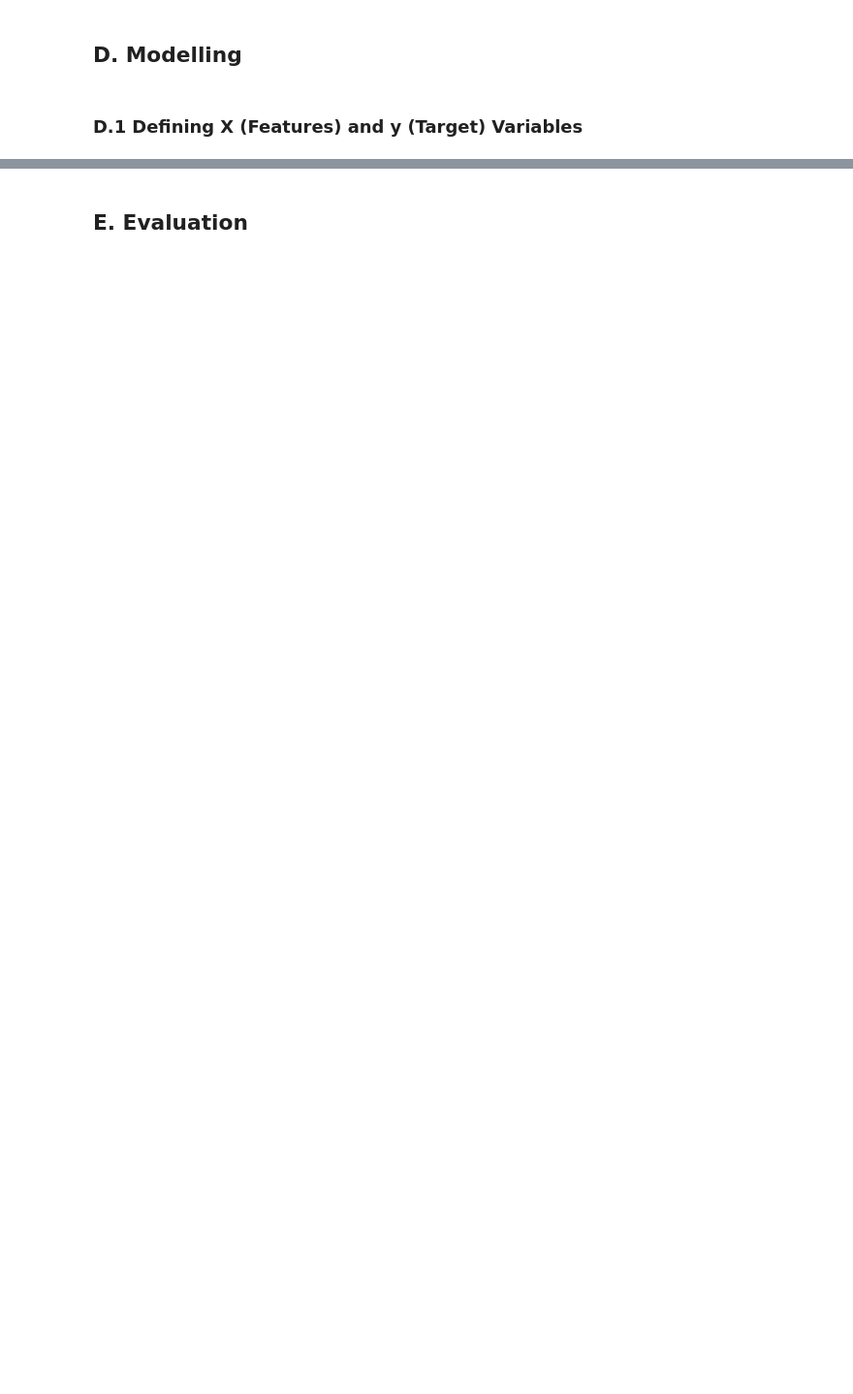
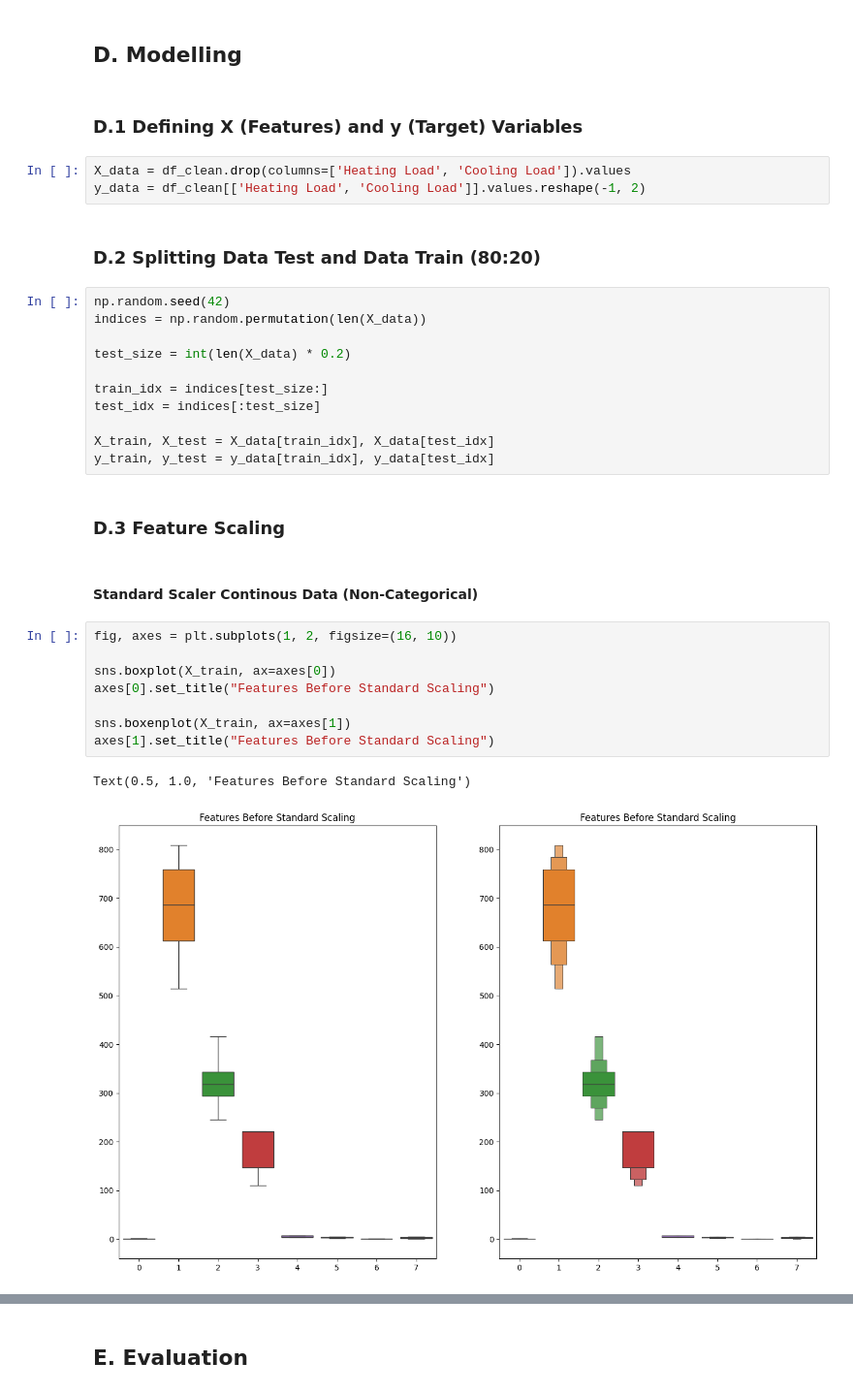
Before and after one commit to HablSank/1Day-1Dataset_MachineLearningProject, a Jupyter notebook: Day-10/Multivariate Regression (Energy Efficiency)/energy_efficiency.ipynb, the cells around one changed output, grey strips where cells are left out. Shown at 97% size. Saved outputs shown, nothing was run; the diff lists cells and outputs as text; blank space fills up the shorter version.

```diff
--- a/Day-10/Multivariate Regression (Energy Efficiency)/energy_efficiency.ipynb
+++ b/Day-10/Multivariate Regression (Energy Efficiency)/energy_efficiency.ipynb
@@ -229,3 +229,34 @@ plt.show()
 ## D. Modelling
 # %% [markdown]
 ### D.1 Defining X (Features) and y (Target) Variables
+# %%
+X_data = df_clean.drop(columns=['Heating Load', 'Cooling Load']).values
+y_data = df_clean[['Heating Load', 'Cooling Load']].values.reshape(-1, 2)
+# %% [markdown]
+### D.2 Splitting Data Test and Data Train (80:20)
+# %%
+np.random.seed(42)
+indices = np.random.permutation(len(X_data))
+
+test_size = int(len(X_data) * 0.2)
+
+train_idx = indices[test_size:]
+test_idx = indices[:test_size]
+
+X_train, X_test = X_data[train_idx], X_data[test_idx]
+y_train, y_test = y_data[train_idx], y_data[test_idx]
+# %% [markdown]
+### D.3 Feature Scaling
+# %% [markdown]
+#### Standard Scaler Continous Data (Non-Categorical)
+# %%
+fig, axes = plt.subplots(1, 2, figsize=(16, 10))
+
+sns.boxplot(X_train, ax=axes[0])
+axes[0].set_title("Features Before Standard Scaling")
+
+sns.boxenplot(X_train, ax=axes[1])
+axes[1].set_title("Features Before Standard Scaling")
+# %% [output]
+Text(0.5, 1.0, 'Features Before Standard Scaling')
+[figure, added]
```
Also changed, not shown: parts of 17 cells of this notebook.
